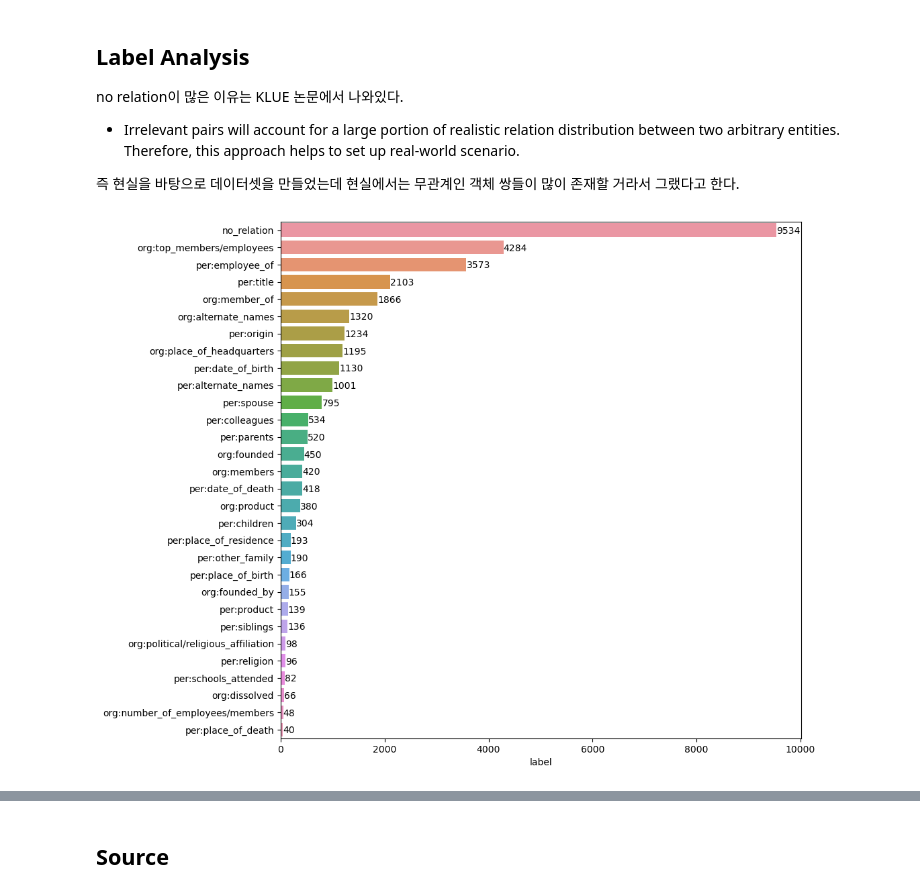
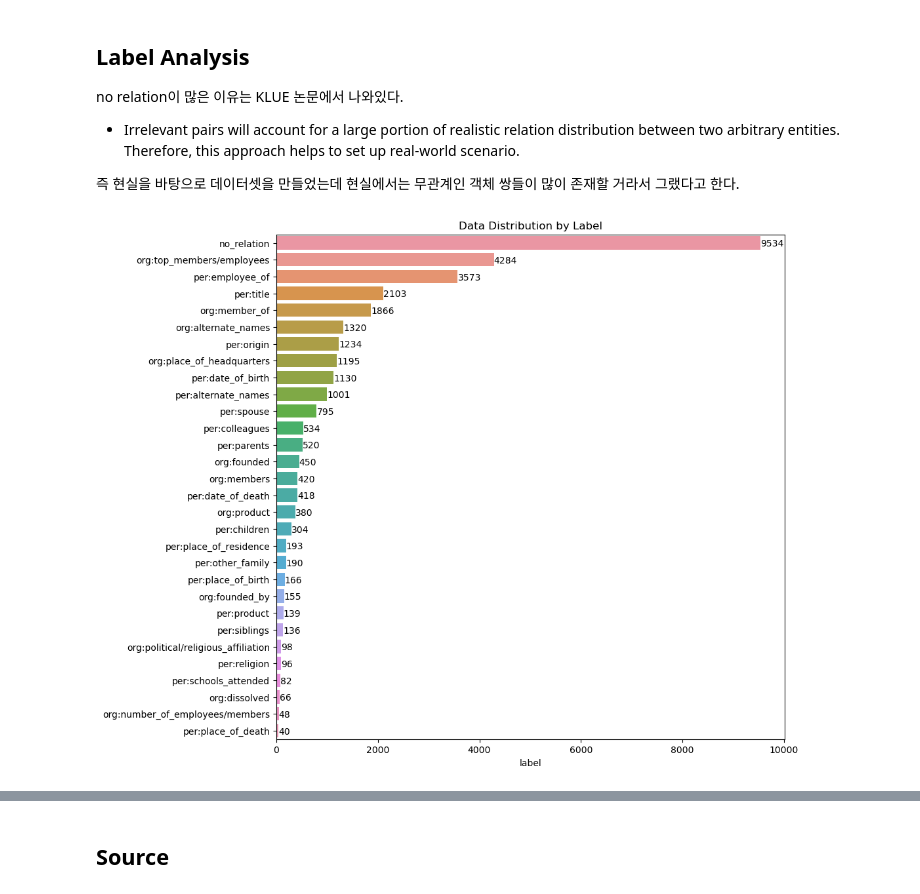
Before and after one commit to boostcampaitech4lv23nlp2/level2_klue_nlp-level2-nlp-09, a Jupyter notebook: eda/eda_basic.ipynb, the cells around one changed output, grey strips where cells are left out. Cells and saved outputs as stored; diff of their text form; code cells hidden in the pictures.

```diff
--- a/eda/eda.ipynb
+++ b/eda/eda_basic.ipynb
@@ -29,10 +29,15 @@ from collections import Counter
 import pandas as pd
 import numpy as np
 import matplotlib.pyplot as plt
+import json
+import re
 
 import seaborn as sns
 from transformers import AutoModel, AutoTokenizer
 
 
-model = "klue/bert-base"
+model = "klue/roberta-large"
 tokenizer = AutoTokenizer.from_pretrained(model)
+
+TRAIN_PATH = '../dataset/train/train.csv'
+TEST_PATH = '../dataset/test/test_data.csv'
@@ -44,0 +44,3 @@ test = pd.read_csv(test_path)
+# %%
+train = pd.read_csv(TRAIN_PATH)
+test = pd.read_csv(TEST_PATH)
@@ -67,25 +59,0 @@ subject_entity, object_entity 부분이 보기가 너무 어렵다.
-# %%
-train_subject_word = train.subject_entity.apply(lambda x : x.split("'")[3])
-train_subject_type = train.subject_entity.apply(lambda x : x.split("'")[-2])
-train_object_word = train.object_entity.apply(lambda x : x.split("'")[3])
-train_object_type = train.object_entity.apply(lambda x : x.split("'")[-2])
-
-train.insert(3,'object_type',train_object_type)
-train.insert(3,'object_word',train_object_word)
-train.insert(3,'subject_type',train_subject_type)
-train.insert(3,'subject_word',train_subject_word)
-
-train = train.drop(columns = ['subject_entity','object_entity'])
-
-
-test_subject_word = test.subject_entity.apply(lambda x : x.split("'")[3])
-test_subject_type = test.subject_entity.apply(lambda x : x.split("'")[-2])
-test_object_word = test.object_entity.apply(lambda x : x.split("'")[3])
-test_object_type = test.object_entity.apply(lambda x : x.split("'")[-2])
-
-test.insert(3,'object_type',test_object_type)
-test.insert(3,'object_word',test_object_word)
-test.insert(3,'subject_type',test_subject_type)
-test.insert(3,'subject_word',test_subject_word)
-
-test = test.drop(columns = ['subject_entity','object_entity'])
@@ -109,0 +60,4 @@ test.head()
+# %%
+train.subject_entity = train.subject_entity.apply(lambda x : re.split("{'word': '|', 'start_idx': |, 'end_idx': |, 'type': '|'}",x.replace("\"","'"))[1:-1])
+train.object_entity = train.object_entity.apply(lambda x : re.split("{'word': '|', 'start_idx': |, 'end_idx': |, 'type': '|'}",x.replace("\"","'"))[1:-1])
+train.subject_entity.head(3)
@@ -339,12 +275,12 @@ entities. Therefore, this approach helps to set up real-world scenario.
 # %%
 train_label = train.label.value_counts()
 df_train_label = pd.DataFrame(train_label)
 fig, ax = plt.subplots(1, 1, figsize=(10,10))
-sns.barplot(y=df_train_label.index, x=df_train_label.label)
+sns.barplot(y=df_train_label.index, x=df_train_label.label).set(title="Data Distribution by Label")
 
 for p in ax.patches:
         ax.annotate('{:.0f}'.format(p.get_width()), (p.get_x() + p.get_width(), p.get_y()+0.6), fontsize=10)
 
 plt.show()
 # %% [output]
-[figure, old version]
+[figure, new version]
```
Also changed, not shown: parts of 33 cells of this notebook.
